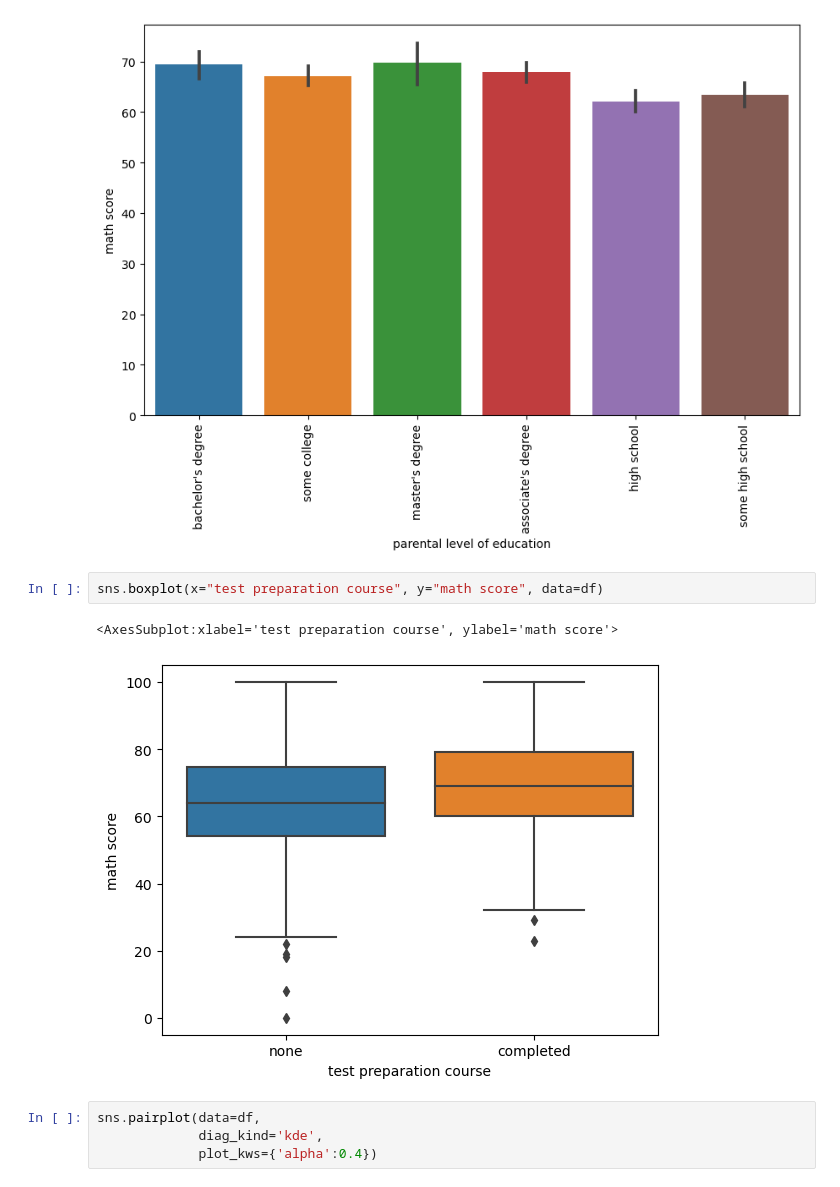
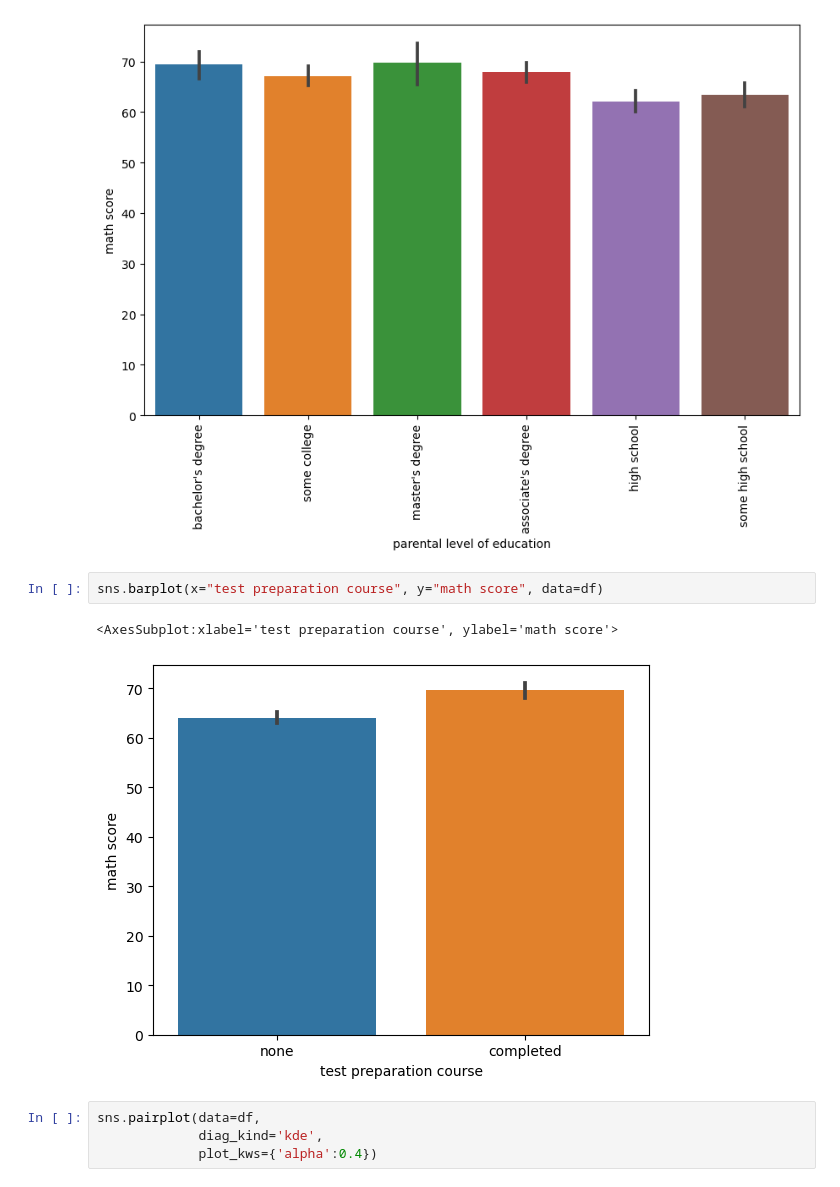
Before and after one commit to s4nniyusuf/Linear-Regression-Training-Project-Predicting-Student-Performance, a Jupyter notebook: LINEAR REGRESSION STUDENT PERFORMANCE PROJECT/Student Performance Prediction With Linear Regression.ipynb, the cells around one changed output. Saved outputs shown, nothing was run; the diff lists cells and outputs as text.

```diff
--- a/LINEAR REGRESSION STUDENT PERFORMANCE PROJECT/Student Performance Prediction With Linear Regression.ipynb
+++ b/LINEAR REGRESSION STUDENT PERFORMANCE PROJECT/Student Performance Prediction With Linear Regression.ipynb
@@ -78,10 +78,10 @@ plt.show()
 # %% [output]
 [figure]
 # %%
-sns.boxplot(x="test preparation course", y="math score", data=df)
+sns.barplot(x="test preparation course", y="math score", data=df)
 # %% [output]
 <AxesSubplot:xlabel='test preparation course', ylabel='math score'>
-[figure, old version]
+[figure, new version]
 # %%
 sns.pairplot(data=df,
              diag_kind='kde',
```
